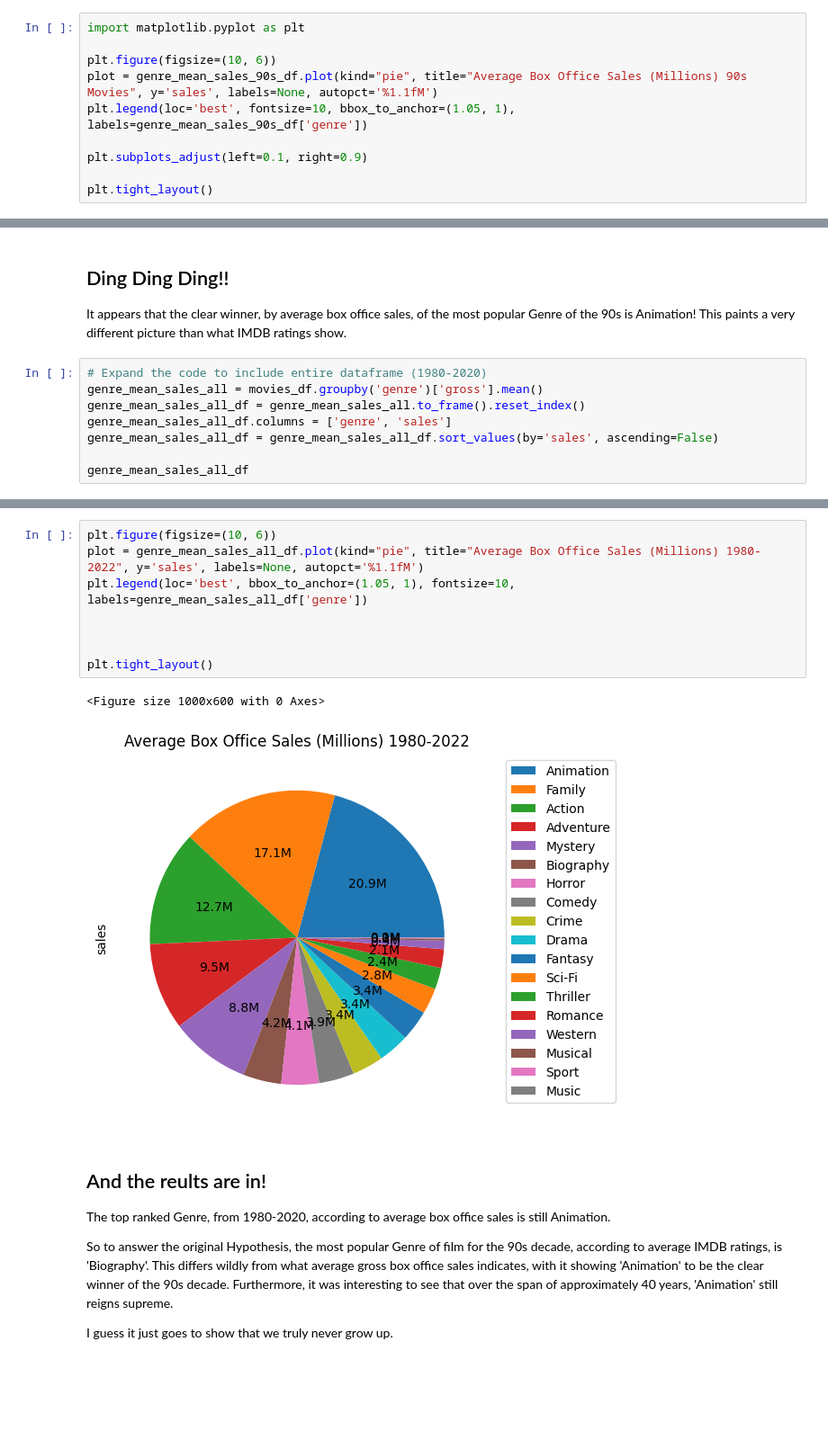
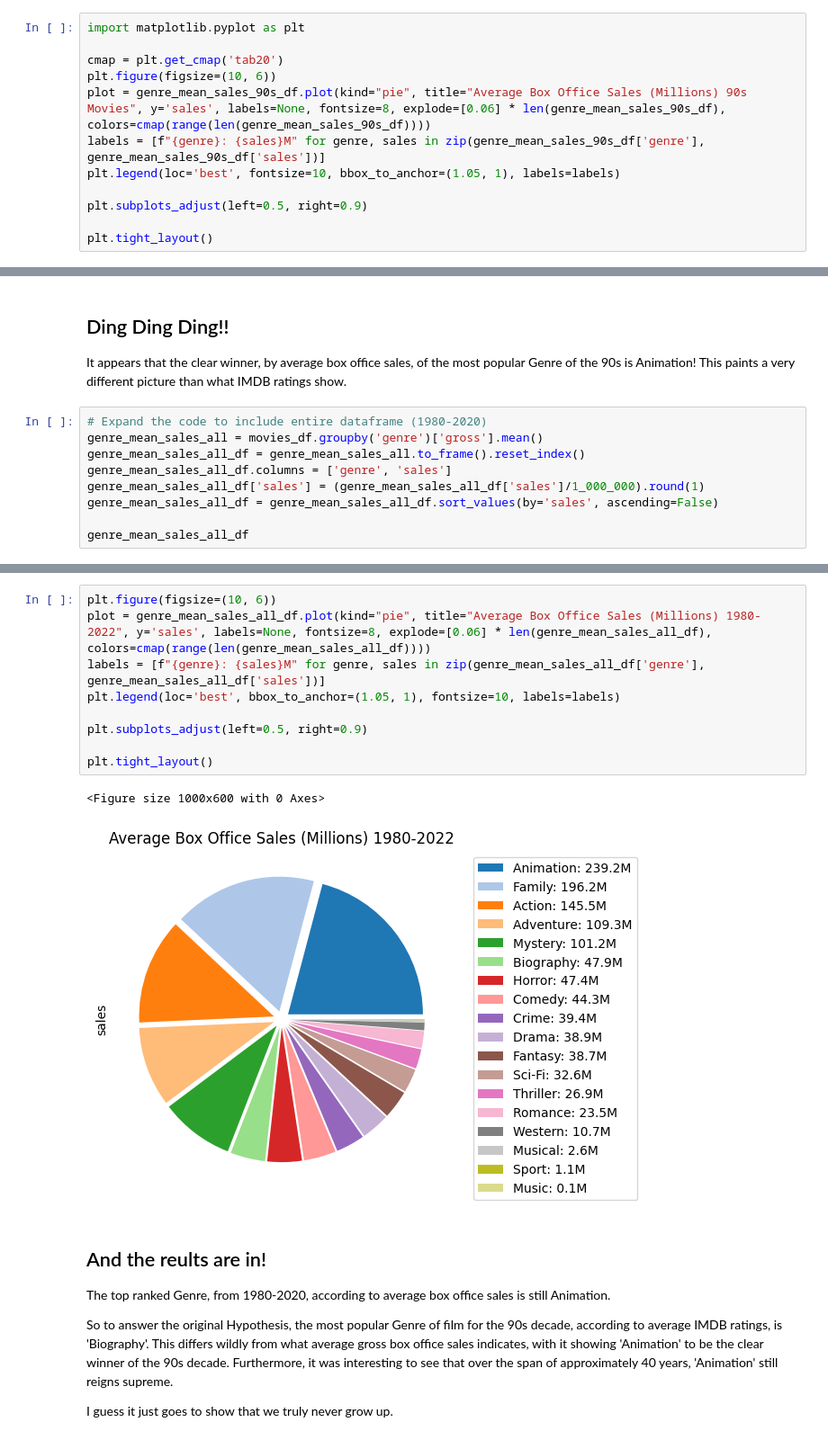
Before and after one commit to curtiscoleman/90s-Movies, a Jupyter notebook: Project.ipynb, the cells around one changed output, grey strips where cells are left out. Shown at 90% size. Saved outputs shown, nothing was run; the diff lists cells and outputs as text; blank space fills up the shorter version.

```diff
--- a/Project.ipynb
+++ b/Project.ipynb
@@ -247,11 +248,13 @@ genre_mean_sales_90s_df
 # %%
 import matplotlib.pyplot as plt
 
+cmap = plt.get_cmap('tab20')
 plt.figure(figsize=(10, 6))
-plot = genre_mean_sales_90s_df.plot(kind="pie", title="Average Box Office Sales (Millions) 90s Movies", y='sales', labels=None, autopct='%1.1fM')
-plt.legend(loc='best', fontsize=10, bbox_to_anchor=(1.05, 1), labels=genre_mean_sales_90s_df['genre'])
+plot = genre_mean_sales_90s_df.plot(kind="pie", title="Average Box Office Sales (Millions) 90s Movies", y='sales', labels=None, fontsize=8, explode=[0.06] * len(genre_mean_sales_90s_df), colors=cmap(range(len(genre_mean_sales_90s_df))))
+labels = [f"{genre}: {sales}M" for genre, sales in zip(genre_mean_sales_90s_df['genre'], genre_mean_sales_90s_df['sales'])]
+plt.legend(loc='best', fontsize=10, bbox_to_anchor=(1.05, 1), labels=labels)
 
-plt.subplots_adjust(left=0.1, right=0.9)
+plt.subplots_adjust(left=0.5, right=0.9)
 
 plt.tight_layout()
 # %% [output]
@@ -265,6 +268,7 @@ It appears that the clear winner, by average box office sales, of the most popul
 genre_mean_sales_all = movies_df.groupby('genre')['gross'].mean()
 genre_mean_sales_all_df = genre_mean_sales_all.to_frame().reset_index()
 genre_mean_sales_all_df.columns = ['genre', 'sales']
+genre_mean_sales_all_df['sales'] = (genre_mean_sales_all_df['sales']/1_000_000).round(1)
 genre_mean_sales_all_df = genre_mean_sales_all_df.sort_values(by='sales', ascending=False)
 
 genre_mean_sales_all_df
@@ -289,14 +293,15 @@ genre_mean_sales_all_df
 # %%
 plt.figure(figsize=(10, 6))
-plot = genre_mean_sales_all_df.plot(kind="pie", title="Average Box Office Sales (Millions) 1980-2022", y='sales', labels=None, autopct='%1.1fM')
-plt.legend(loc='best', bbox_to_anchor=(1.05, 1), fontsize=10, labels=genre_mean_sales_all_df['genre'])
+plot = genre_mean_sales_all_df.plot(kind="pie", title="Average Box Office Sales (Millions) 1980-2022", y='sales', labels=None, fontsize=8, explode=[0.06] * len(genre_mean_sales_all_df), colors=cmap(range(len(genre_mean_sales_all_df))))
+labels = [f"{genre}: {sales}M" for genre, sales in zip(genre_mean_sales_all_df['genre'], genre_mean_sales_all_df['sales'])]
+plt.legend(loc='best', bbox_to_anchor=(1.05, 1), fontsize=10, labels=labels)
 
-
+plt.subplots_adjust(left=0.5, right=0.9)
 
 plt.tight_layout()
 # %% [output]
 <Figure size 1000x600 with 0 Axes>
-[figure, old version]
+[figure, new version]
 # %% [markdown]
 ## And the reults are in!
 
```
Also changed, not shown: parts of 3 cells of this notebook.
